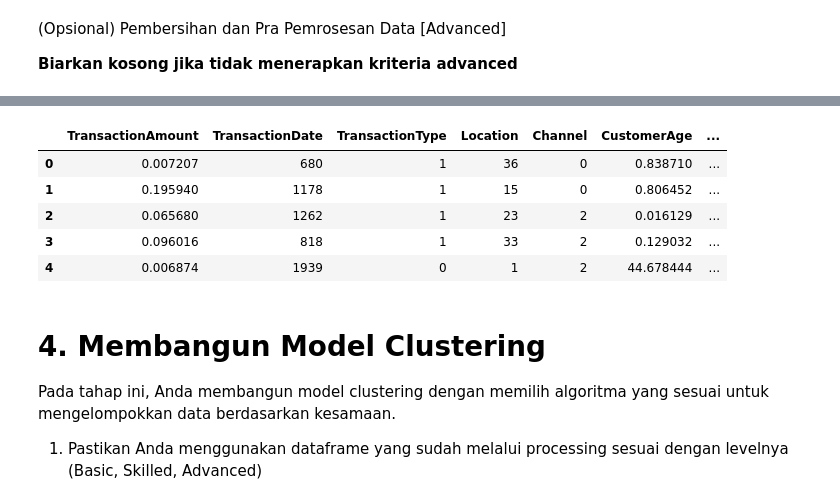
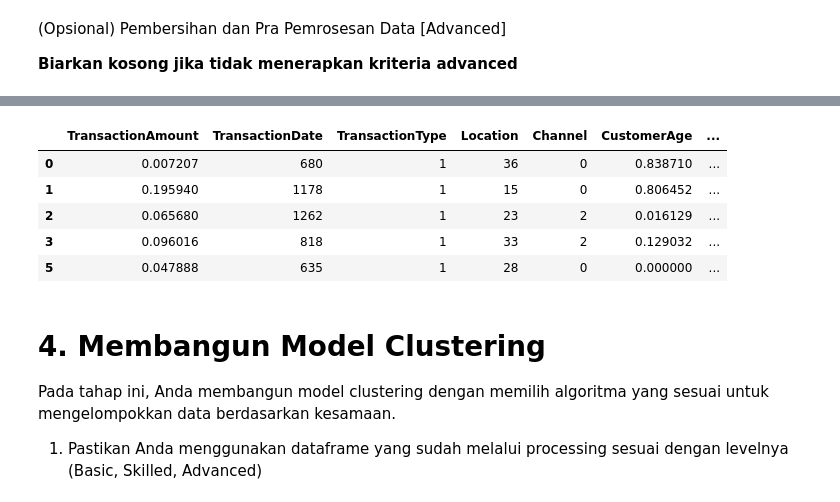
Before and after one commit to Raditfiransah/Project-Akhir-Machine-Learning-Dicoding, a Jupyter notebook: [Clustering]_Submission_Akhir_BMLP_Radit_Firansah.ipynb, the cells around one changed output, grey strips where cells are left out. Saved outputs shown, nothing was run; the diff lists cells and outputs as text; code cells hidden in the pictures.

```diff
--- a/Copy_of_[Clustering]_Submission_Akhir_BMLP_Your_Name.ipynb
+++ b/[Clustering]_Submission_Akhir_BMLP_Radit_Firansah.ipynb
@@ -335,7 +335,7 @@ Jumlah dari data Duplikat sesudah dihapus: 0
 **Biarkan kosong jika tidak menerapkan kriteria advanced**
 # %%
 # Melakukan Handling Outlier Data berdasarkan jumlah outlier, apakah menggunakan metode drop atau mengisi nilai tersebut.
-col = ["TransactionAmount", "AccountBalance"]
+col = ["TransactionAmount", "AccountBalance","CustomerAge"]
 factor = 1.0
 
 numeric_cols = df_scaled.select_dtypes(include=[np.number]).columns
@@ -376,20 +378,20 @@ Total baris setelah drop: 2221
 # %%
   # Melakukan binning data berdasarkan kondisi rentang nilai pada fitur numerik,
 # lakukan pada satu sampai dua fitur numerik.
 # Silahkan lakukan encode hasil binning tersebut menggunakan LabelEncoder.Z
 # Pastikan kamu mengerjakan tahapan ini pada satu cell.
 
 df_scaled["binning_age"] = pd.qcut(df_scaled['CustomerAge'], q=5,labels=False)
-df_scaled["binning_account_balance"] = pd.qcut(df_scaled['AccountBalance'], q=10,labels=False)
+df_scaled["binning_account_balance"] = pd.qcut(df_scaled['AccountBalance'], q=4,labels=False)
 
 df_scaled.head(5)
 # %% [output]
 |  | TransactionAmount | TransactionDate | TransactionType | Location | Channel | CustomerAge | ... |
 | 0 | 0.007207 | 680 | 1 | 36 | 0 | 0.838710 | ... |
 | 1 | 0.195940 | 1178 | 1 | 15 | 0 | 0.806452 | ... |
 | 2 | 0.065680 | 1262 | 1 | 23 | 2 | 0.016129 | ... |
 | 3 | 0.096016 | 818 | 1 | 33 | 2 | 0.129032 | ... |
-| 4 | 0.006874 | 1939 | 0 | 1 | 2 | 44.678444 | ... |
+| 5 | 0.047888 | 635 | 1 | 28 | 0 | 0.000000 | ... |
 # %% [markdown]
 # **4. Membangun Model Clustering**
 Pada tahap ini, Anda membangun model clustering dengan memilih algoritma yang sesuai untuk mengelompokkan data berdasarkan kesamaan.
```
Also changed, not shown: parts of 18 cells of this notebook, 4 other files.
